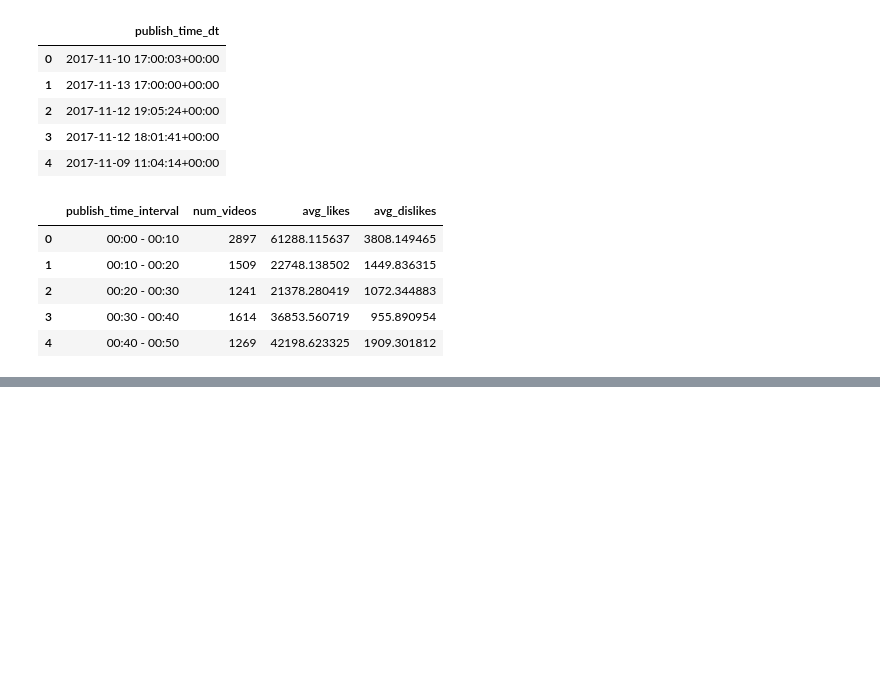
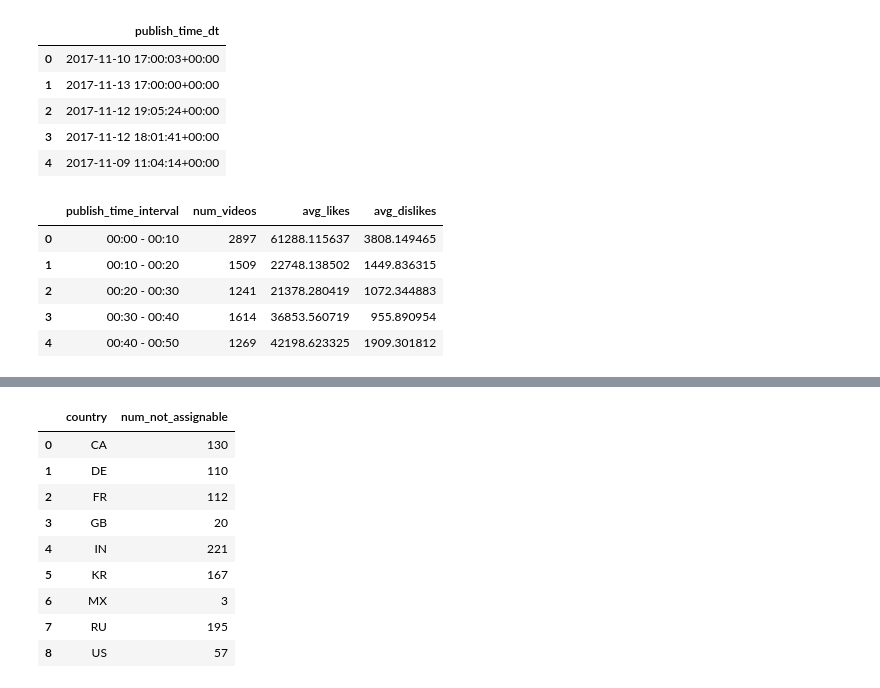
Before and after one commit to Lalla999/yt-trending, a Jupyter notebook: FoCS_project.ipynb, the cells around one changed output, grey strips where cells are left out. Drawn from its saved outputs; the diff is of its cells as text; code cells hidden in the pictures; blank space fills up the shorter version.

```diff
--- a/FoCS_project.ipynb
+++ b/FoCS_project.ipynb
@@ -372,0 +589,40 @@ interval_stats.head()
+# %%
+#costruiamo un df con le categorie per paese
+
+df_cat = pd.DataFrame([
+    {
+        "country": country,
+        "category_id": item["id"],
+        "assignable": item["snippet"]["assignable"]
+    }
+    for country, content in json_data.items()
+    for item in content["items"]
+])
+
+#convertiamo category_id in srtinga in entrambi i df per fare il merge
+df2["category_id"] = df2["category_id"].astype(str)
+df_cat["category_id"] = df_cat["category_id"].astype(str)
+
+#uniamo con il merge i video e le categorie
+df_merged = df2.merge(df_cat, on=["country", "category_id"], how="left")
+
+#contiamo i video con le categorie non assegnabili:
+not_assignable = (
+    df_merged[df_merged["assignable"] == False]
+    .groupby("country")
+    .size()
+    .reset_index(name="num_not_assignable")
+)
+
+not_assignable
+# %% [output]
+|  | country | num_not_assignable |
+| 0 | CA | 130 |
+| 1 | DE | 110 |
+| 2 | FR | 112 |
+| 3 | GB | 20 |
+| 4 | IN | 221 |
+| 5 | KR | 167 |
+| 6 | MX | 3 |
+| 7 | RU | 195 |
+| 8 | US | 57 |
```
Also changed, not shown: parts of 14 cells of this notebook.
